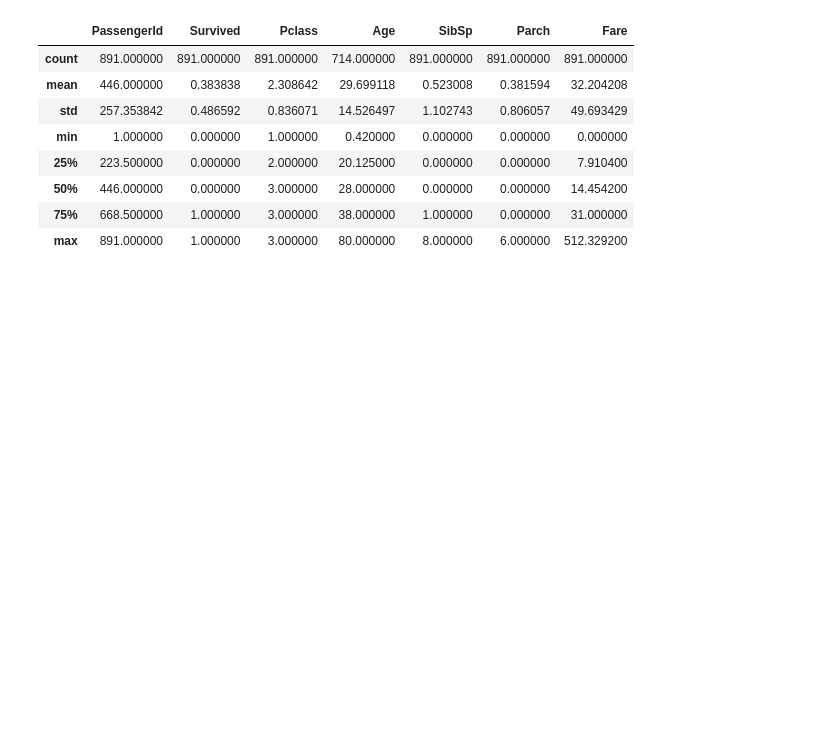
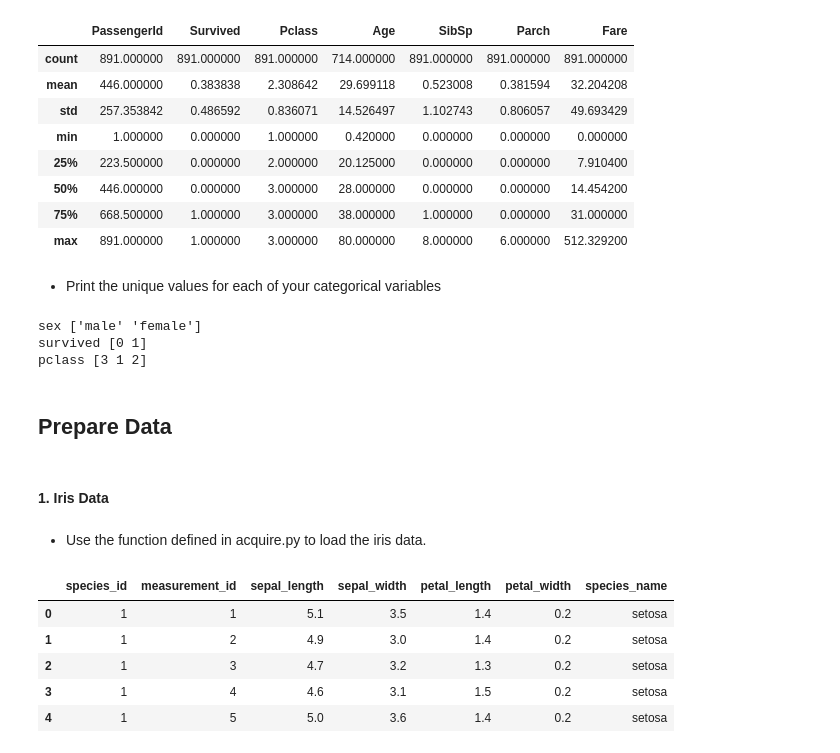
Before and after one commit to cari-holmes/ds-methodologies-exercises, a Jupyter notebook: classification/classification_exercises.ipynb, the cells around one changed output. Cells and saved outputs as stored; diff of their text form; code cells hidden in the pictures; blank space fills up the shorter version.

```diff
--- a/classification/classification_exercises.ipynb
+++ b/classification/classification_exercises.ipynb
@@ -185,3 +192,29 @@ df_google.describe()
 | 50% | 446.000000 | 0.000000 | 3.000000 | 28.000000 | 0.000000 | 0.000000 | 14.454200 |
 | 75% | 668.500000 | 1.000000 | 3.000000 | 38.000000 | 1.000000 | 0.000000 | 31.000000 |
 | max | 891.000000 | 1.000000 | 3.000000 | 80.000000 | 8.000000 | 6.000000 | 512.329200 |
+# %% [markdown]
+- Print the unique values for each of your categorical variables
+# %%
+print('sex', df_googlesheet.Sex.unique())
+print('survived', df_googlesheet.Survived.unique())
+print('pclass', df_googlesheet.Pclass.unique())
+# %% [output]
+sex ['male' 'female']
+survived [0 1]
+pclass [3 1 2]
+# %% [markdown]
+## Prepare Data
+# %% [markdown]
+#### 1. Iris Data
+# %% [markdown]
+- Use the function defined in acquire.py to load the iris data.
+# %%
+df_iris = acquire.get_iris_data()
+df_iris.head()
+# %% [output]
+|  | species_id | measurement_id | sepal_length | sepal_width | petal_length | petal_width | species_name |
+| 0 | 1 | 1 | 5.1 | 3.5 | 1.4 | 0.2 | setosa |
+| 1 | 1 | 2 | 4.9 | 3.0 | 1.4 | 0.2 | setosa |
+| 2 | 1 | 3 | 4.7 | 3.2 | 1.3 | 0.2 | setosa |
+| 3 | 1 | 4 | 4.6 | 3.1 | 1.5 | 0.2 | setosa |
+| 4 | 1 | 5 | 5.0 | 3.6 | 1.4 | 0.2 | setosa |
```
Also changed, not shown: parts of 54 cells of this notebook.
